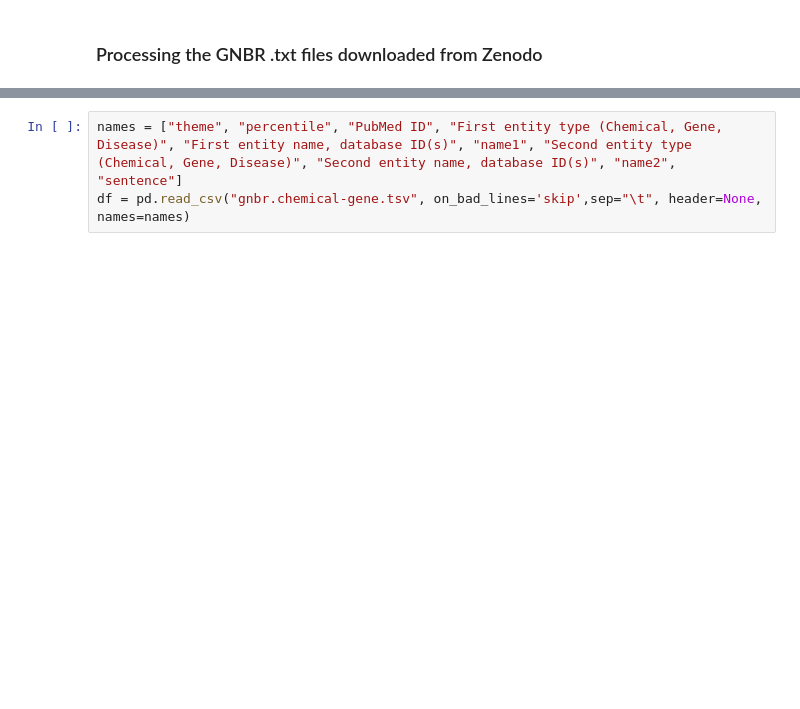
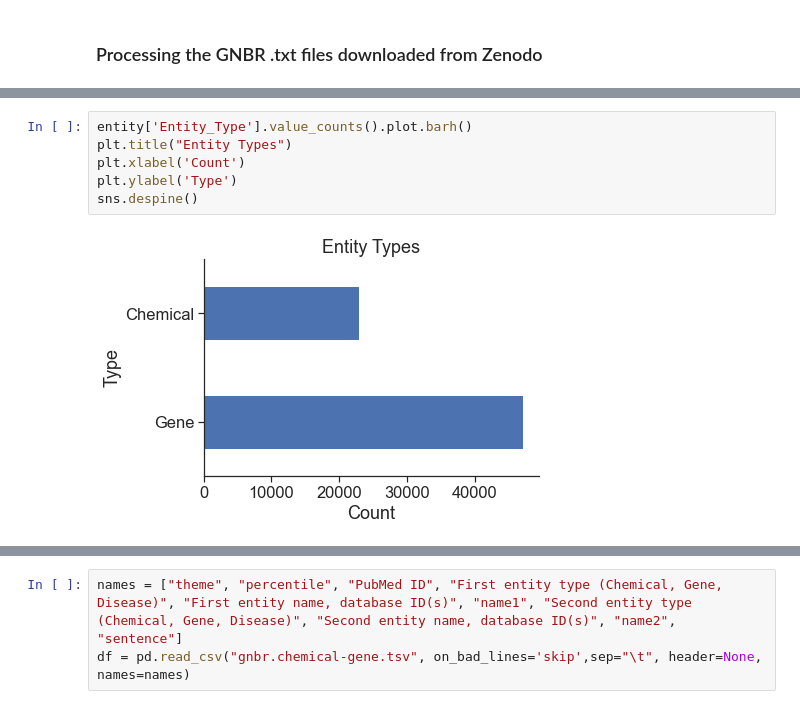
Before and after one commit to yche-sflscientific/GNBR_demo, a Jupyter notebook: gnbr_explore.ipynb, the cells around one changed output, grey strips where cells are left out. Saved outputs shown, nothing was run; the diff lists cells and outputs as text; blank space fills up the shorter version.

```diff
--- a/gnbr_explore.ipynb
+++ b/gnbr_explore.ipynb
@@ -34,0 +55,8 @@ Three missing files
+# %%
+entity['Entity_Type'].value_counts().plot.barh()
+plt.title("Entity Types")
+plt.xlabel('Count')
+plt.ylabel('Type')
+sns.despine()
+# %% [output]
+[figure, added]
```
Also changed, not shown: parts of 15 cells of this notebook.
